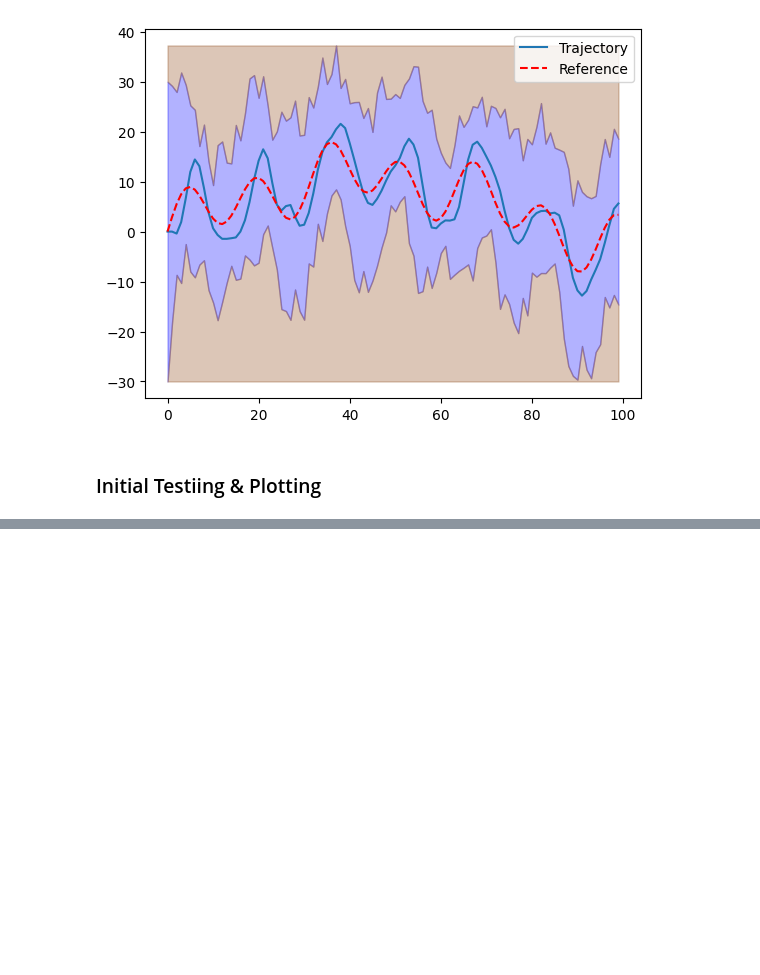
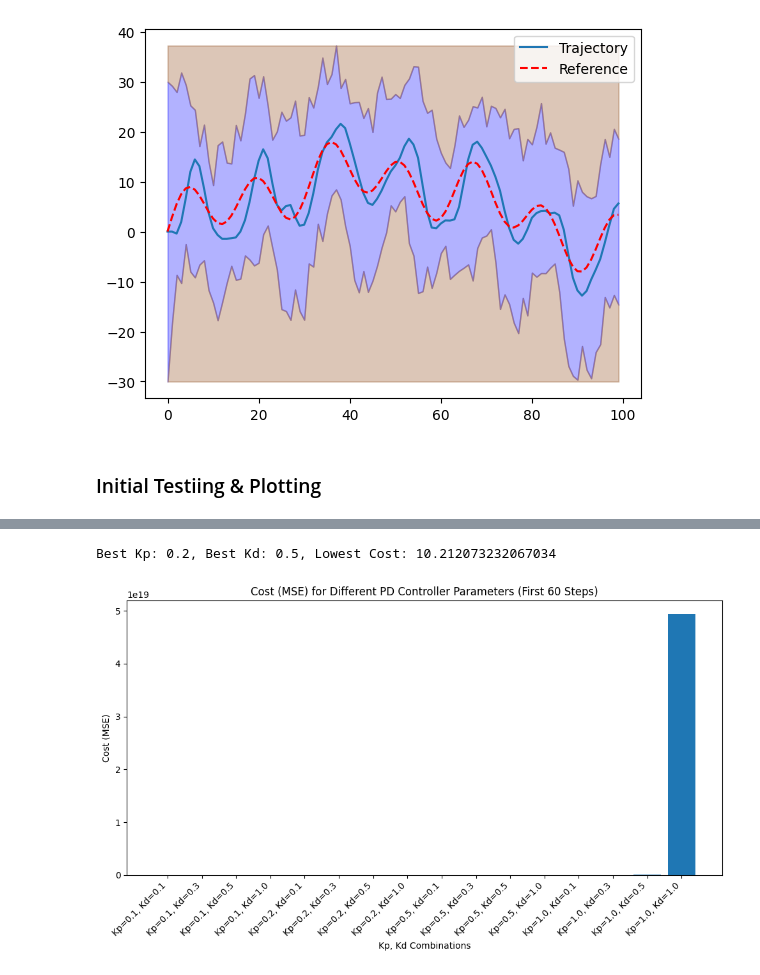
Before and after one commit to jumenberger/b1-coding-practical-mt24, a Jupyter notebook: notebooks/demo.ipynb, the cells around one changed output, grey strips where cells are left out. Saved outputs shown, nothing was run; the diff lists cells and outputs as text; code cells hidden in the pictures; blank space fills up the shorter version.

```diff
--- a/notebooks/demo.ipynb
+++ b/notebooks/demo.ipynb
@@ -103,0 +246,60 @@ plt.show()
+# %%
+import matplotlib.pyplot as plt
+import numpy as np
+
+# Define the parameter grid for Kp and Kd
+Kp_values = [0.1, 0.2, 0.5, 1.0]
+Kd_values = [0.1, 0.3, 0.5, 1.0]
+
+# Function to compute the mean squared error between reference and actual trajectory
+def compute_cost(reference, trajectory):
+    error = reference - trajectory[:, 1]  # Error between reference depth and actual depth
+    mse = np.mean(error**2)  # Mean Squared Error
+    return mse
+
+# Initialize variables to store costs and parameter combinations
+costs = {}
+best_Kp, best_Kd = None, None
+lowest_cost = float('inf')
+
+# Iterate over combinations of Kp and Kd
+for Kp in Kp_values:
+    for Kd in Kd_values:
+        # Instantiate the controller with the current Kp and Kd values
+        controller = Controller(Kp=Kp, Kd=Kd)
+
+        # Instantiate the submarine and closed loop system
+        sub = Submarine()
+        closed_loop = ClosedLoop(sub, controller)
+
+        # Simulate the system using random disturbances (variance=0.5)
+        mission = Mission.from_csv(csv_file)
+        trajectory = closed_loop.simulate_with_random_disturbances(mission)
+
+        # Compute the cost for this set of parameters (first 60 steps)
+        cost = compute_cost(mission.reference[:60], trajectory.position[:60])
+
+        # Store the cost with the corresponding parameter combination
+        key = f"Kp={Kp}, Kd={Kd}"
+        costs[key] = cost
+
+        # Check if this is the best (lowest cost) set of parameters
+        if cost < lowest_cost:
+            best_Kp, best_Kd = Kp, Kd
+            lowest_cost = cost
+
+# Output the best parameters and their corresponding cost
+print(f"Best Kp: {best_Kp}, Best Kd: {best_Kd}, Lowest Cost: {lowest_cost}")
+
+# Visualization: Bar chart of costs for each parameter combination
+plt.figure(figsize=(10, 6))
+plt.bar(costs.keys(), costs.values())
+plt.xlabel('Kp, Kd Combinations')
+plt.ylabel('Cost (MSE)')
+plt.title('Cost (MSE) for Different PD Controller Parameters (First 60 Steps)')
+plt.xticks(rotation=45, ha='right')
+plt.tight_layout()
+plt.show()
+# %% [output]
+Best Kp: 0.2, Best Kd: 0.5, Lowest Cost: 10.212073232067034
+[figure, added]
```
Also changed, not shown: parts of 6 cells of this notebook.
